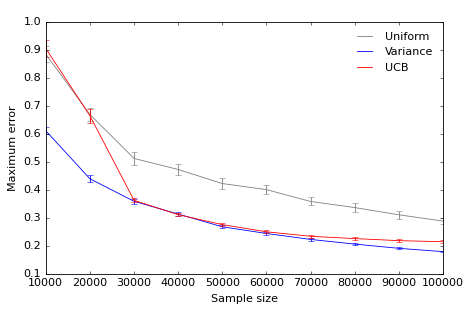
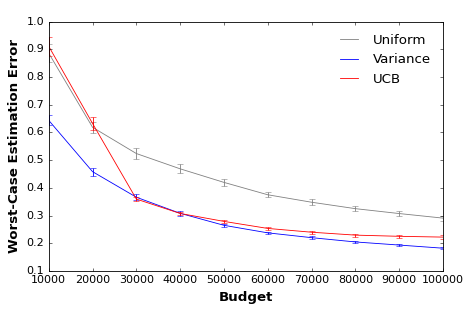
Unified diff of the notebook cell whose output changed from the first chart to the second:
--- before
+++ after
@@ -66,5 +66,5 @@
 deltas = [0.007]
 
-
+# plt.figure(figsize=(6, 3))
 for delta in deltas:
     for alg in algs:
@@ -138,9 +138,14 @@
     print(f"Delta: {delta}, Runs: {num_runs}, Steps: {n}, Burn-in-period: {math.log(1/delta)*4*K}")
     plt.title(" ")
-    plt.xlabel("Sample size")
-    plt.ylabel("Maximum error")
-    plt.legend(frameon=False)
+    plt.xlabel("Budget", fontsize=12, fontweight="bold")
+    plt.ylabel("Worst-Case Estimation Error", fontsize=12, fontweight="bold")
+    plt.legend(frameon=False, fontsize=12)
+
+    # print(np.arange(steps[0], n+1, n//5))
+    # plt.xticks(np.arange(steps[0], n+1, n//5), fontsize=11)
+    # plt.xticks(fontsize=12)
+    # plt.yticks(fontsize=12)
 
     plt.tight_layout()
-    plt.savefig(f"./outputs/exp1/file= {filename[9:]}, runs averaged= {num_runs}, steps= {n}, delta={delta:.3f}, burn_in_period= {math.log(1/delta)*4*K}, maximum-error.pdf", format="pdf", dpi=1200, bbox_inches=0)
+    plt.savefig(f"./outputs/exp1/asthetics/file= {filename[9:]}, runs averaged= {num_runs}, steps= {n}, delta={delta:.3f}, burn_in_period= {math.log(1/delta)*4*K}, max-error.pdf", format="pdf", dpi=1200, bbox_inches=0)
     plt.show()

Commit: This was used to create the plots in the main paper.